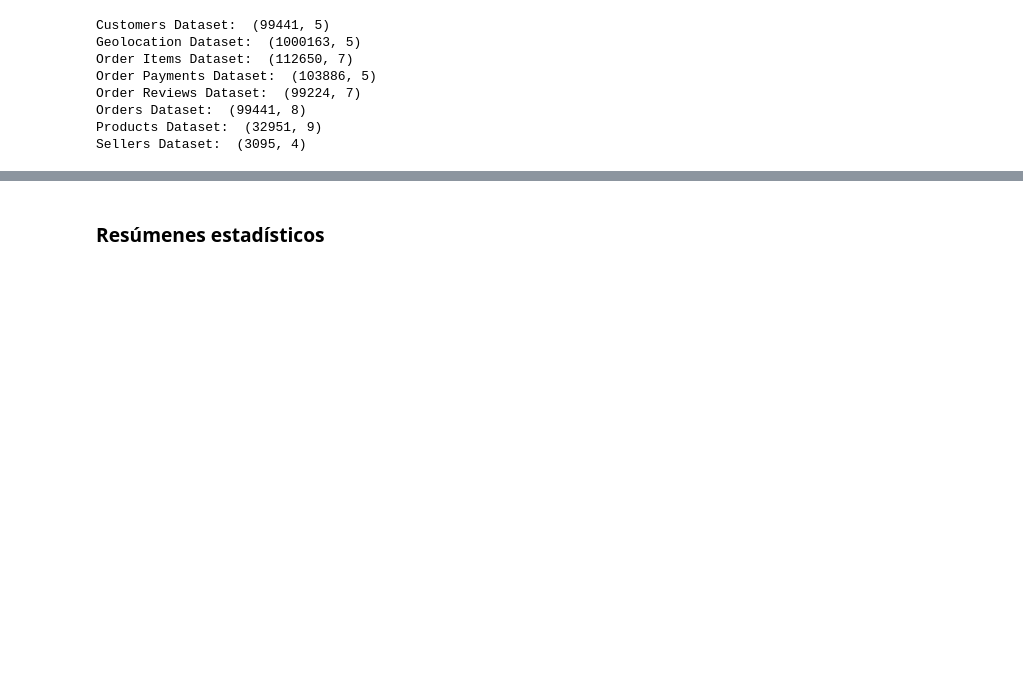
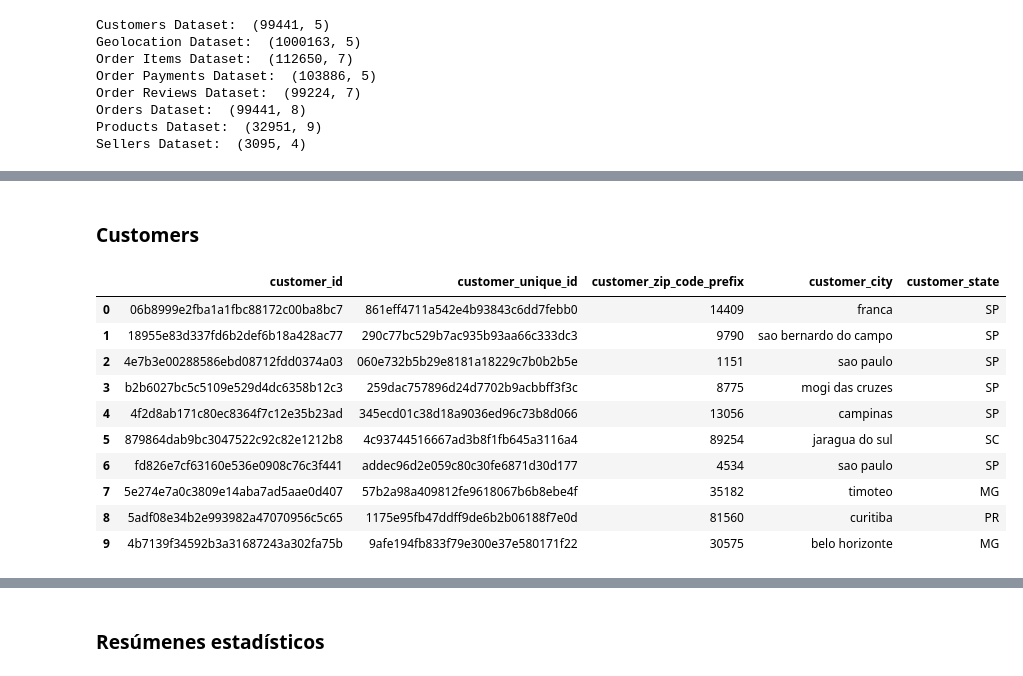
Before and after one commit to JoaquinCampos22155/proyecto3_Mineria, a Jupyter notebook: reporteEDA.ipynb, the cells around one changed output, grey strips where cells are left out. Drawn from its saved outputs; the diff is of its cells as text; code cells hidden in the pictures; blank space fills up the shorter version.

```diff
--- a/reporteEDA.ipynb
+++ b/reporteEDA.ipynb
@@ -49,0 +171,16 @@ Sellers Dataset:  (3095, 4)
+# %% [markdown]
+### Customers
+# %%
+customers_dataset.head(10)
+# %% [output]
+|  | customer_id | customer_unique_id | customer_zip_code_prefix | customer_city | customer_state |
+| 0 | 06b8999e2fba1a1fbc88172c00ba8bc7 | 861eff4711a542e4b93843c6dd7febb0 | 14409 | franca | SP |
+| 1 | 18955e83d337fd6b2def6b18a428ac77 | 290c77bc529b7ac935b93aa66c333dc3 | 9790 | sao bernardo do campo | SP |
+| 2 | 4e7b3e00288586ebd08712fdd0374a03 | 060e732b5b29e8181a18229c7b0b2b5e | 1151 | sao paulo | SP |
+| 3 | b2b6027bc5c5109e529d4dc6358b12c3 | 259dac757896d24d7702b9acbbff3f3c | 8775 | mogi das cruzes | SP |
+| 4 | 4f2d8ab171c80ec8364f7c12e35b23ad | 345ecd01c38d18a9036ed96c73b8d066 | 13056 | campinas | SP |
+| 5 | 879864dab9bc3047522c92c82e1212b8 | 4c93744516667ad3b8f1fb645a3116a4 | 89254 | jaragua do sul | SC |
+| 6 | fd826e7cf63160e536e0908c76c3f441 | addec96d2e059c80c30fe6871d30d177 | 4534 | sao paulo | SP |
+| 7 | 5e274e7a0c3809e14aba7ad5aae0d407 | 57b2a98a409812fe9618067b6b8ebe4f | 35182 | timoteo | MG |
+| 8 | 5adf08e34b2e993982a47070956c5c65 | 1175e95fb47ddff9de6b2b06188f7e0d | 81560 | curitiba | PR |
+| 9 | 4b7139f34592b3a31687243a302fa75b | 9afe194fb833f79e300e37e580171f22 | 30575 | belo horizonte | MG |
```
Also changed, not shown: parts of 15 cells of this notebook, 1 other file.
